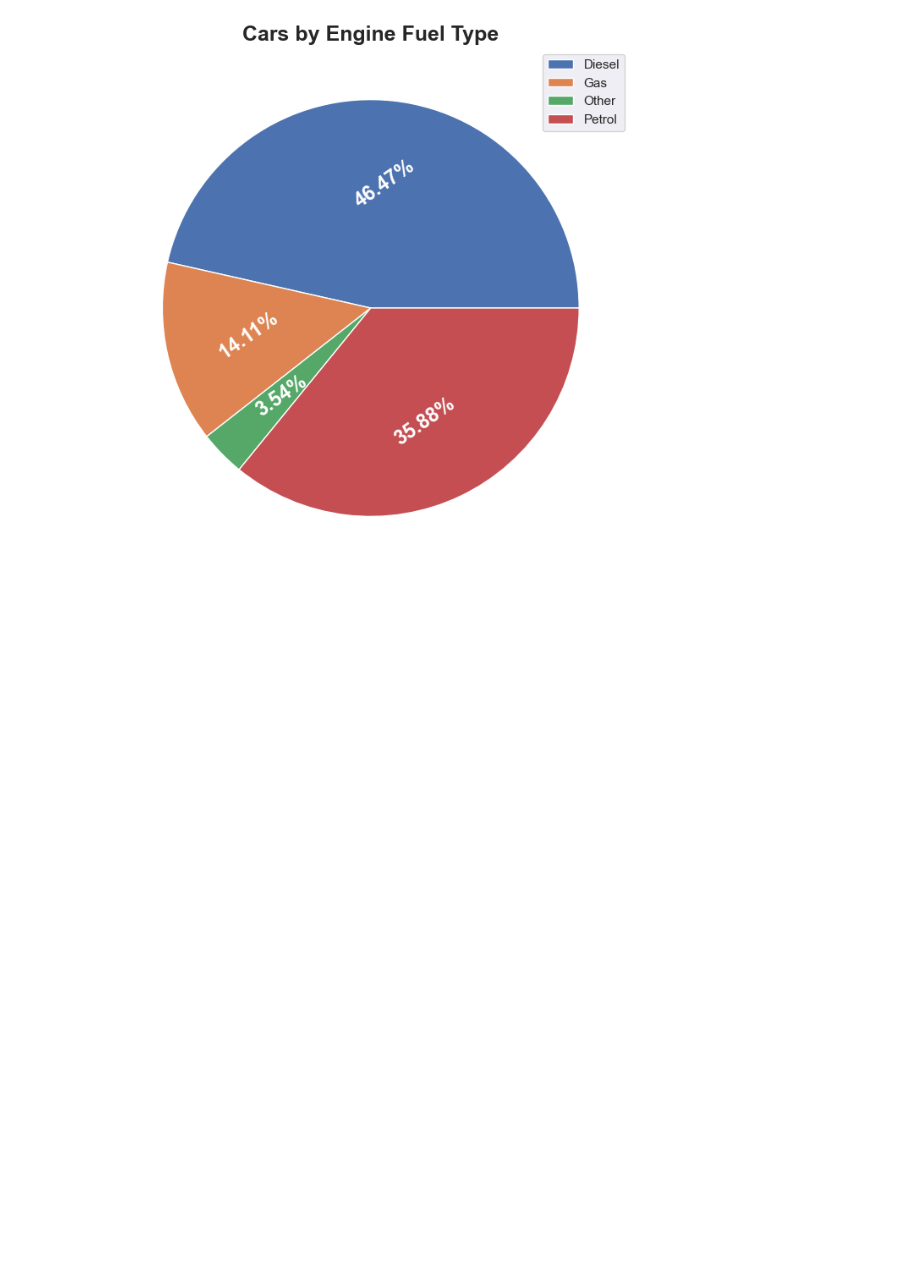
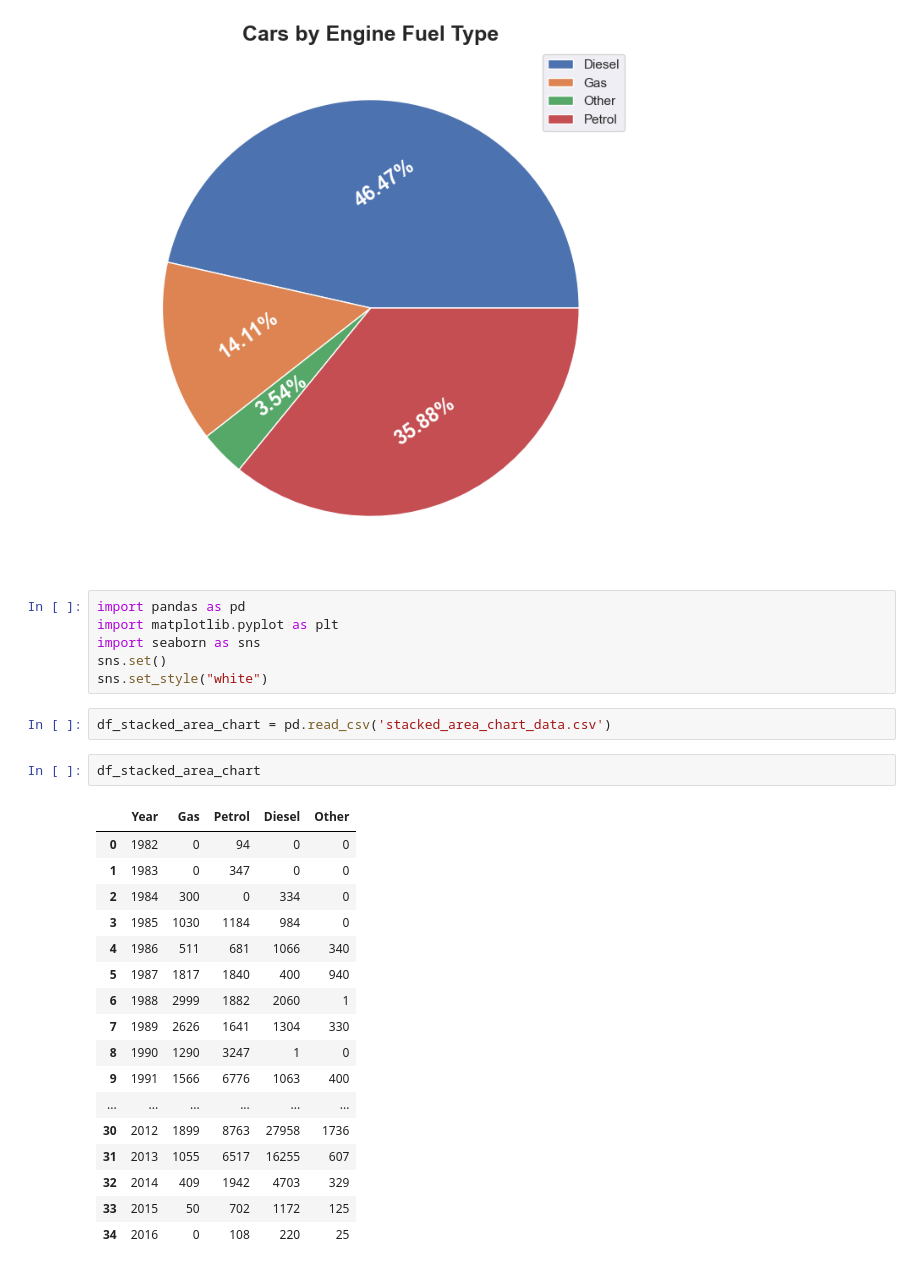
Before and after one commit to abellajakeyabut/datascience, a Jupyter notebook: Untitled10.ipynb, the cells around one changed output. Cells and saved outputs as stored; diff of their text form; blank space fills up the shorter version.

```diff
--- a/Untitled10.ipynb
+++ b/Untitled10.ipynb
@@ -52,3 +52,31 @@ plt.savefig("pie.png")
 plt.show()
 # %% [output]
 [figure]
+# %%
+import pandas as pd
+import matplotlib.pyplot as plt
+import seaborn as sns
+sns.set()
+sns.set_style("white")
+# %%
+df_stacked_area_chart = pd.read_csv('stacked_area_chart_data.csv')
+# %%
+df_stacked_area_chart
+# %% [output]
+|  | Year | Gas | Petrol | Diesel | Other |
+| 0 | 1982 | 0 | 94 | 0 | 0 |
+| 1 | 1983 | 0 | 347 | 0 | 0 |
+| 2 | 1984 | 300 | 0 | 334 | 0 |
+| 3 | 1985 | 1030 | 1184 | 984 | 0 |
+| 4 | 1986 | 511 | 681 | 1066 | 340 |
+| 5 | 1987 | 1817 | 1840 | 400 | 940 |
+| 6 | 1988 | 2999 | 1882 | 2060 | 1 |
+| 7 | 1989 | 2626 | 1641 | 1304 | 330 |
+| 8 | 1990 | 1290 | 3247 | 1 | 0 |
+| 9 | 1991 | 1566 | 6776 | 1063 | 400 |
+| ... | ... | ... | ... | ... | ... |
+| 30 | 2012 | 1899 | 8763 | 27958 | 1736 |
+| 31 | 2013 | 1055 | 6517 | 16255 | 607 |
+| 32 | 2014 | 409 | 1942 | 4703 | 329 |
+| 33 | 2015 | 50 | 702 | 1172 | 125 |
+| 34 | 2016 | 0 | 108 | 220 | 25 |
```
Also changed, not shown: parts of 10 cells of this notebook, 4 other files.
